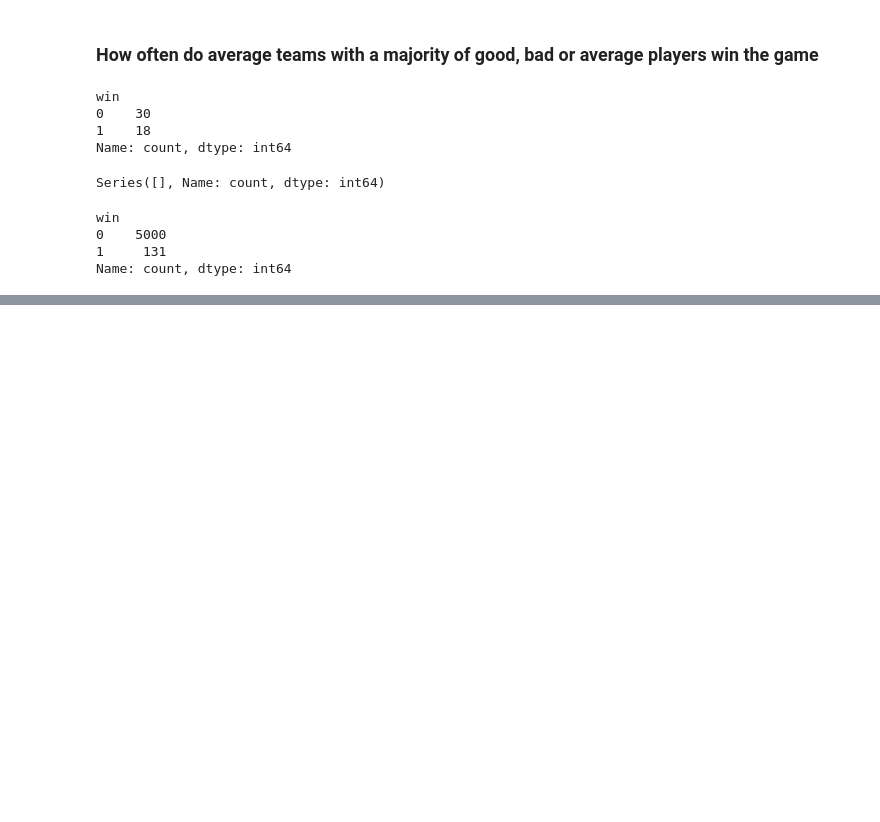
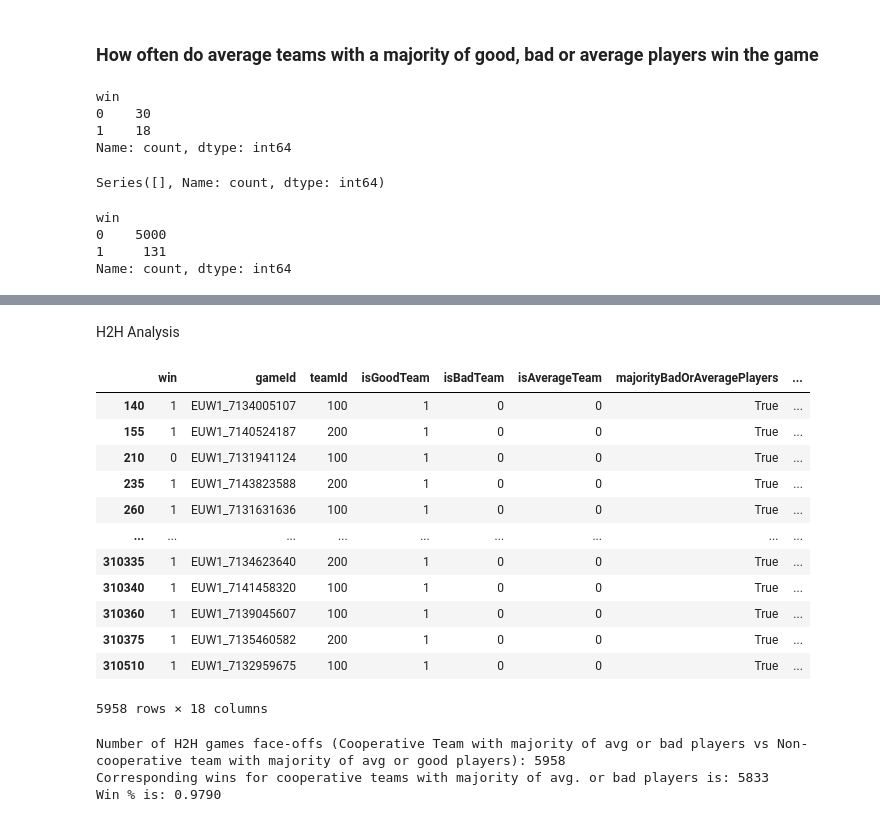
Before and after one commit to TDI-Lab/Collective-Intelligence-LoL, a Jupyter notebook: notebooks/crossTabsAnalysis.ipynb, the cells around one changed output, grey strips where cells are left out. Cells and saved outputs as stored; diff of their text form; code cells hidden in the pictures; blank space fills up the shorter version.

```diff
--- a/notebooks/crossTabsAnalysis.ipynb
+++ b/notebooks/crossTabsAnalysis.ipynb
@@ -343,0 +513,3 @@ Name: count, dtype: int64
+# %%
+individualInTeamLabels['opponentTeamId'] = np.where(individualInTeamLabels['teamId'] == 100, 200, 100)
+individualInTeamLabels
@@ -343,0 +530,18 @@ Name: count, dtype: int64
+# %%
+opponentTeamLabels = individualInTeamLabels[['gameId', 'teamId', 'isGoodTeam', 'isBadTeam', 'isAverageTeam', 'majorityBadOrAveragePlayers', 'majorityGoodOrAveragePlayers', 'majorityGoodPlayers', 'majorityBadPlayers' ]]
+print(opponentTeamLabels.shape)
+
+opponentTeamLabels.drop_duplicates(inplace=True)
+print(opponentTeamLabels.shape)
+
+opponentTeamLabels.rename(columns={
+    'teamId': 'opponentTeamId',
+    'isGoodTeam': 'isOpponentGoodTeam',
+    'isBadTeam': 'isOpponentBadTeam',
+    'isAverageTeam': 'isOpponentAverageTeam',
+    'majorityBadOrAveragePlayers': 'opponentMajorityBadOrAveragePlayers',
+    'majorityGoodOrAveragePlayers': 'opponentMajorityGoodOrAveragePlayers',
+    'majorityGoodPlayers': 'opponentMajorityGoodPlayers',
+    'majorityBadPlayers': 'opponentMajorityBadPlayers'
+}, inplace=True)
+opponentTeamLabels
@@ -343,0 +572,5 @@ Name: count, dtype: int64
+# %%
+individualInTeamLabels = individualInTeamLabels.merge(opponentTeamLabels, on=['gameId', 'opponentTeamId'], how='inner')
+print(individualInTeamLabels.shape)
+
+individualInTeamLabels
@@ -343,0 +592,12 @@ Name: count, dtype: int64
+# %%
+teamsWithOpponentData = individualInTeamLabels[[
+                            'win', 'gameId', 'teamId',
+                            'isGoodTeam', 'isBadTeam', 'isAverageTeam',
+                            'majorityBadOrAveragePlayers', 'majorityGoodOrAveragePlayers', 'majorityGoodPlayers', 'majorityBadPlayers',
+                            'opponentTeamId', 'isOpponentGoodTeam', 'isOpponentBadTeam', 'isOpponentAverageTeam',
+                            'opponentMajorityBadOrAveragePlayers', 'opponentMajorityGoodOrAveragePlayers', 'opponentMajorityGoodPlayers', 'opponentMajorityBadPlayers'
+                        ]]
+print(teamsWithOpponentData.shape)
+
+teamsWithOpponentData.drop_duplicates(inplace=True)
+print(teamsWithOpponentData.shape)
@@ -343,0 +611,31 @@ Name: count, dtype: int64
+# %% [markdown]
+H2H Analysis
+# %%
+h2hfaceoffs = teamsWithOpponentData[(teamsWithOpponentData['isGoodTeam'] == True) & (teamsWithOpponentData['majorityBadOrAveragePlayers'] == True)
+                                     & (teamsWithOpponentData['isOpponentBadTeam'] == True)  & (teamsWithOpponentData['opponentMajorityGoodOrAveragePlayers'] == True)]
+
+h2hfaceoffs
+# %% [output]
+|  | win | gameId | teamId | isGoodTeam | isBadTeam | isAverageTeam | majorityBadOrAveragePlayers | ... |
+| 140 | 1 | EUW1_7134005107 | 100 | 1 | 0 | 0 | True | ... |
+| 155 | 1 | EUW1_7140524187 | 200 | 1 | 0 | 0 | True | ... |
+| 210 | 0 | EUW1_7131941124 | 100 | 1 | 0 | 0 | True | ... |
+| 235 | 1 | EUW1_7143823588 | 200 | 1 | 0 | 0 | True | ... |
+| 260 | 1 | EUW1_7131631636 | 100 | 1 | 0 | 0 | True | ... |
+| ... | ... | ... | ... | ... | ... | ... | ... | ... |
+| 310335 | 1 | EUW1_7134623640 | 200 | 1 | 0 | 0 | True | ... |
+| 310340 | 1 | EUW1_7141458320 | 100 | 1 | 0 | 0 | True | ... |
+| 310360 | 1 | EUW1_7139045607 | 100 | 1 | 0 | 0 | True | ... |
+| 310375 | 1 | EUW1_7135460582 | 200 | 1 | 0 | 0 | True | ... |
+| 310510 | 1 | EUW1_7132959675 | 100 | 1 | 0 | 0 | True | ... |
+5958 rows × 18 columns
+# %%
+h2h_games_count = h2hfaceoffs.shape[0]
+print(f"Number of H2H games face-offs (Cooperative Team with majority of avg or bad players vs Non-cooperative team with majority of avg or good players): {h2h_games_count}")
+win_count = h2hfaceoffs[h2hfaceoffs['win'] == True].shape[0]
+print(f"Corresponding wins for cooperative teams with majority of avg. or bad players is: {win_count}")
+print(f"Win % is: {(win_count / h2h_games_count):.4f}")
+# %% [output]
+Number of H2H games face-offs (Cooperative Team with majority of avg or bad players vs Non-cooperative team with majority of avg or good players): 5958
+Corresponding wins for cooperative teams with majority of avg. or bad players is: 5833
+Win % is: 0.9790
```
Also changed, not shown: parts of 21 cells of this notebook, 2 other files.
